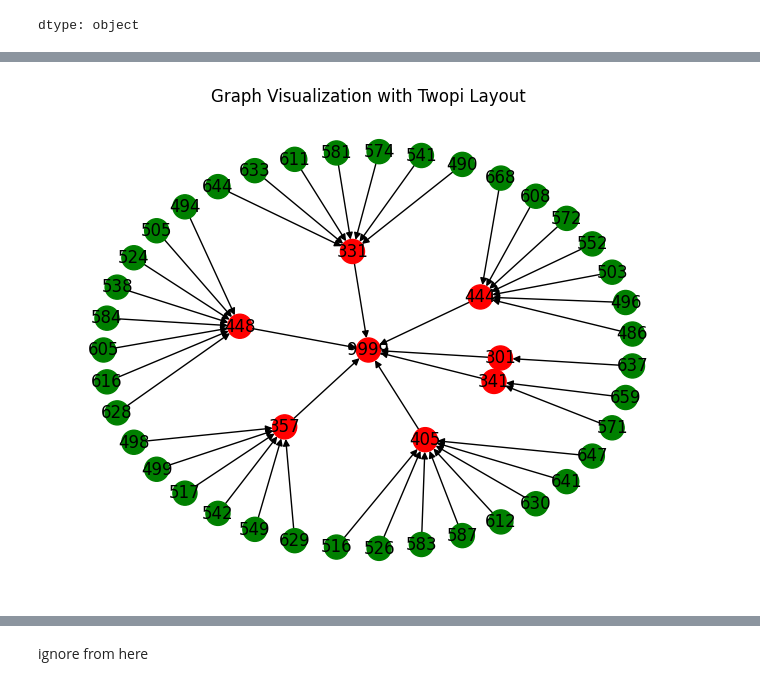
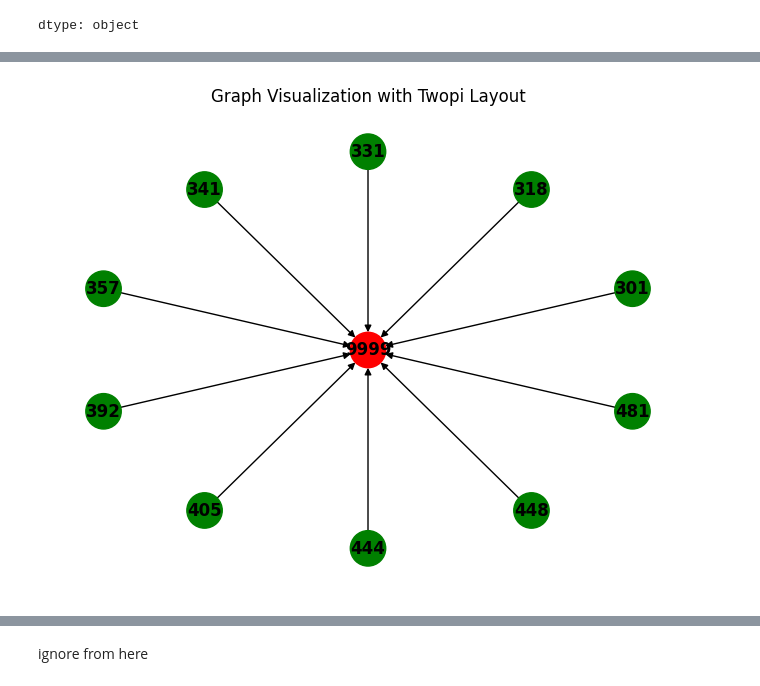
Before and after one commit to markajbell/BH, a Jupyter notebook: ShortestPath-7.ipynb, the cells around one changed output, grey strips where cells are left out. Cells and saved outputs as stored; diff of their text form; code cells hidden in the pictures.

```diff
--- a/ShortestPath-7.ipynb
+++ b/ShortestPath-7.ipynb
@@ -528,8 +595,9 @@ memory usage: 219.8+ KB
 # prompt: selected_edges_t0 = edges[edges['end'].isin(tier0_node_ids)] and selected_edges_t0=edges[edges'start'] is not in tier0_node_ids
 
 selected_edges_t0 = edges[
-    (edges['end'].isin(tier0_node_ids))
-#    & (~edges['start'].isin(tier0_node_ids))
+    (edges['end'].isin(tier0_node_ids)) &
+    #& (~edges['start'].isin(tier0_node_ids))
+    (edges['start'].isin(tier2_node_ids))
 ]
 print(len(selected_edges_t0))
 selected_nodes = nodes[nodes['id'].isin(tier2_node_ids)]
@@ -752,6 +820,6 @@ dtype: object
 min_weight = df_filtered_paths['total_weight'].min()
 min_weight
 max_weight = df_filtered_paths['total_weight'].max()
-max_weight = max_weight - 1
+#max_weight = max_weight - 1
 max_weight
 # %% [output]
@@ -857,7 +925,7 @@ min_weight_row
  #prompt: for value pairs max_weight_row['path'] show weights in edges
 
 if not df_filtered_paths.empty:
-    min_weight_row = df_filtered_paths.loc[df_filtered_paths['total_weight'].min()]
+    min_weight_row = df_filtered_paths.loc[df_filtered_paths['total_weight'].idxmin()]
     #min_weight_row = df_filtered_paths.loc[df_filtered_paths['total_weight'].idxmin()]
     print("\nMin Weight Path (with edge weights):")
     print(f"  Source: {min_weight_row['source']}")
@@ -907,6 +978,6 @@ Paths with the Minimum Total Weight:
 # prompt: filter df_shortest_paths_with_weight where start is not in tier0_node_ids
 # df_filtered = df_shortest_paths_with_weight[~df_shortest_paths_with_weight['total_weight'] == 110 ]
 df_filtered = df_shortest_paths_with_weight[~df_shortest_paths_with_weight['source'].isin(tier0_node_ids)]
-df_filtered = df_shortest_paths_with_weight[~df_shortest_paths_with_weight['target'].isin(tier2_node_ids)]
+#df_filtered = df_shortest_paths_with_weight[~df_shortest_paths_with_weight['target'].isin(tier2_node_ids)]
 #df_filtered
 # %%
@@ -1220,33 +1295,35 @@ for index, row in df.iterrows():
     # Add nodes for all nodes in the path
     for node in path:
         G.add_node(str(node))
 
     # Add edges for consecutive nodes in the path
     for i in range(len(path) - 1):
         G.add_edge(str(path[i]), str(path[i+1]))
 colors = []
 #Assuming node 4 is the one to highlight
 for node in G.nodes():
     if int(node) in tier0_node_ids:
     #== new_node_id : # Ensure comparison is with string if nodes are strings
         colors.append('red')
+        height=6
     else:
         colors.append('green')
 
 # Set graph attributes to control spacing
 G.graph['ranksep'] = '2.0' # Increase separation between ranks
 G.graph['nodesep'] = '2.0' # Increase separation between nodes
 
 #G_pgv.graph_attr.update(root=new_node_id,ranksep='3.0',nodesep='2.0')
 #G_pgv.draw('pytry.jpg',prog='twopi') # This line caused the error
 
 # Use pydot_layout with 'twopi' program
 pos = pydot_layout(G, prog="twopi", root=str(new_node_id)) # Removed root as it might not exist in the graph
-nx.draw(G, pos, node_color=colors, with_labels=True)
+nx.draw(G, pos, node_color=colors, with_labels=True, node_size=650, font_weight='bold')
+
 plt.title("Graph Visualization with Twopi Layout")
 plt.savefig("graph_visualization.pdf", format="pdf")
 plt.show()
 #table(igraph::degree(my_graph, mode = "all"))
 # %% [output]
-[figure, old version]
+[figure, new version]
 # %%
```
Also changed, not shown: parts of 61 cells of this notebook.
